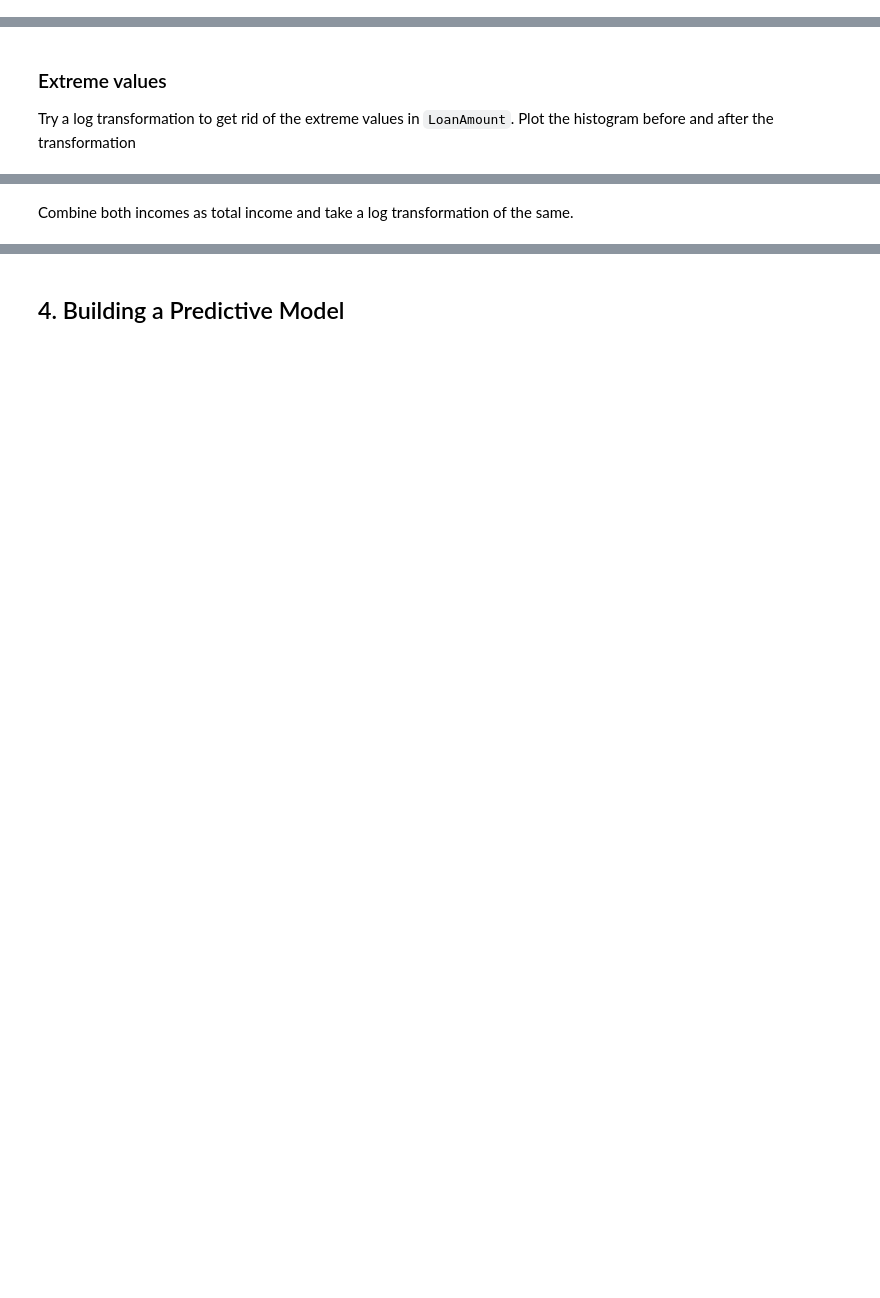
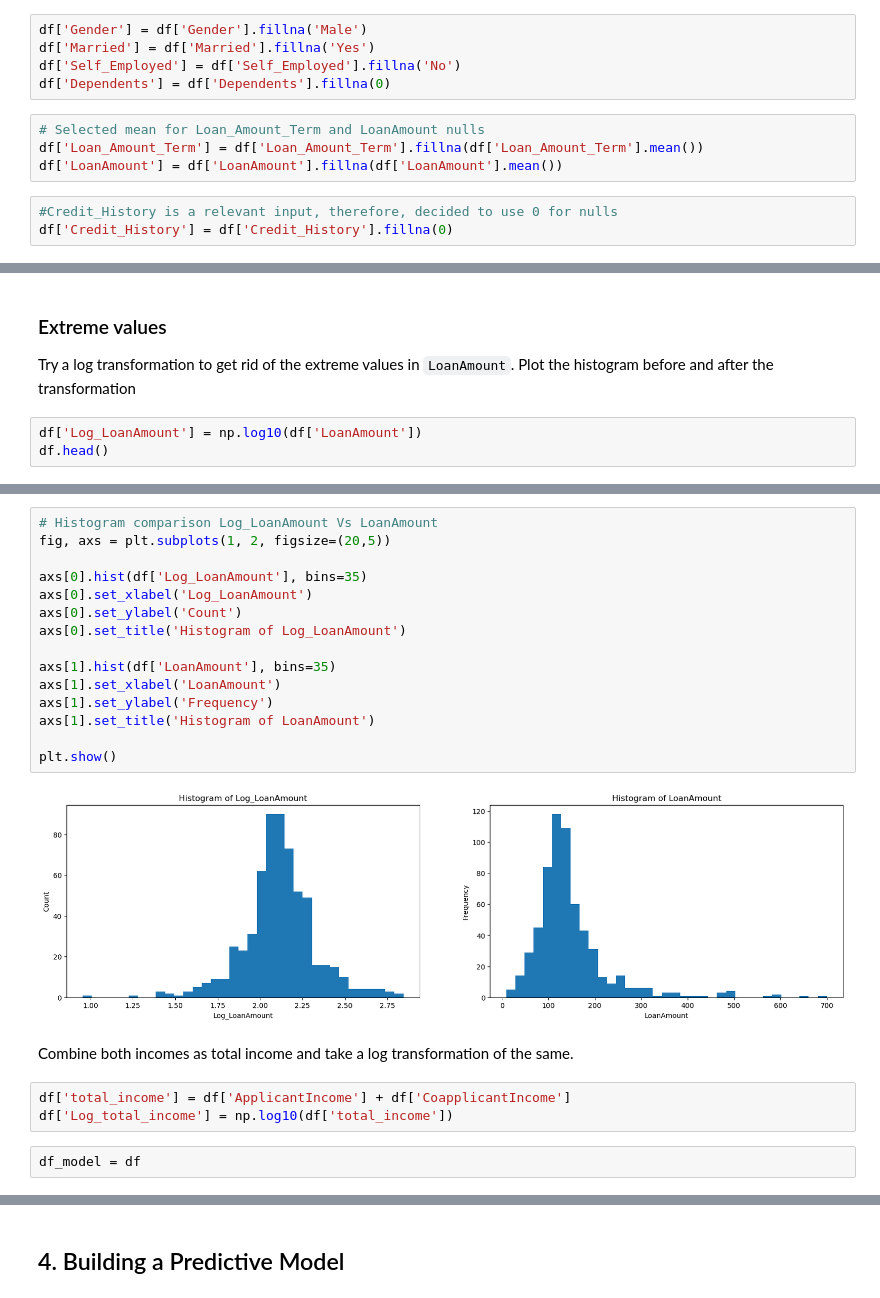
Before and after one commit to hgiorgib/Deployment-Project, a Jupyter notebook: notebooks/instructions.ipynb, the cells around one changed output, grey strips where cells are left out. Drawn from its saved outputs; the diff is of its cells as text; blank space fills up the shorter version.

```diff
--- a/notebooks/instructions.ipynb
+++ b/notebooks/instructions.ipynb
@@ -333,0 +487,12 @@ Impute missing values for all columns. Use the values which you find most meanin
+# %%
+df['Gender'] = df['Gender'].fillna('Male')
+df['Married'] = df['Married'].fillna('Yes')
+df['Self_Employed'] = df['Self_Employed'].fillna('No')
+df['Dependents'] = df['Dependents'].fillna(0)
+# %%
+# Selected mean for Loan_Amount_Term and LoanAmount nulls
+df['Loan_Amount_Term'] = df['Loan_Amount_Term'].fillna(df['Loan_Amount_Term'].mean())
+df['LoanAmount'] = df['LoanAmount'].fillna(df['LoanAmount'].mean())
+# %%
+#Credit_History is a relevant input, therefore, decided to use 0 for nulls
+df['Credit_History'] = df['Credit_History'].fillna(0)
@@ -334,3 +516,6 @@ Impute missing values for all columns. Use the values which you find most meanin
 # %% [markdown]
 ### Extreme values
 Try a log transformation to get rid of the extreme values in `LoanAmount`. Plot the histogram before and after the transformation
+# %%
+df['Log_LoanAmount'] = np.log10(df['LoanAmount'])
+df.head()
@@ -337,2 +529,24 @@ Try a log transformation to get rid of the extreme values in `LoanAmount`. Plot
+# %%
+# Histogram comparison Log_LoanAmount Vs LoanAmount
+fig, axs = plt.subplots(1, 2, figsize=(20,5))
+
+axs[0].hist(df['Log_LoanAmount'], bins=35)
+axs[0].set_xlabel('Log_LoanAmount')
+axs[0].set_ylabel('Count')
+axs[0].set_title('Histogram of Log_LoanAmount')
+
+axs[1].hist(df['LoanAmount'], bins=35)
+axs[1].set_xlabel('LoanAmount')
+axs[1].set_ylabel('Frequency')
+axs[1].set_title('Histogram of LoanAmount')
+
+plt.show()
+# %% [output]
+[figure, added]
 # %% [markdown]
 Combine both incomes as total income and take a log transformation of the same.
+# %%
+df['total_income'] = df['ApplicantIncome'] + df['CoapplicantIncome']
+df['Log_total_income'] = np.log10(df['total_income'])
+# %%
+df_model = df
```
Also changed, not shown: parts of 32 cells of this notebook, 1 other file.
